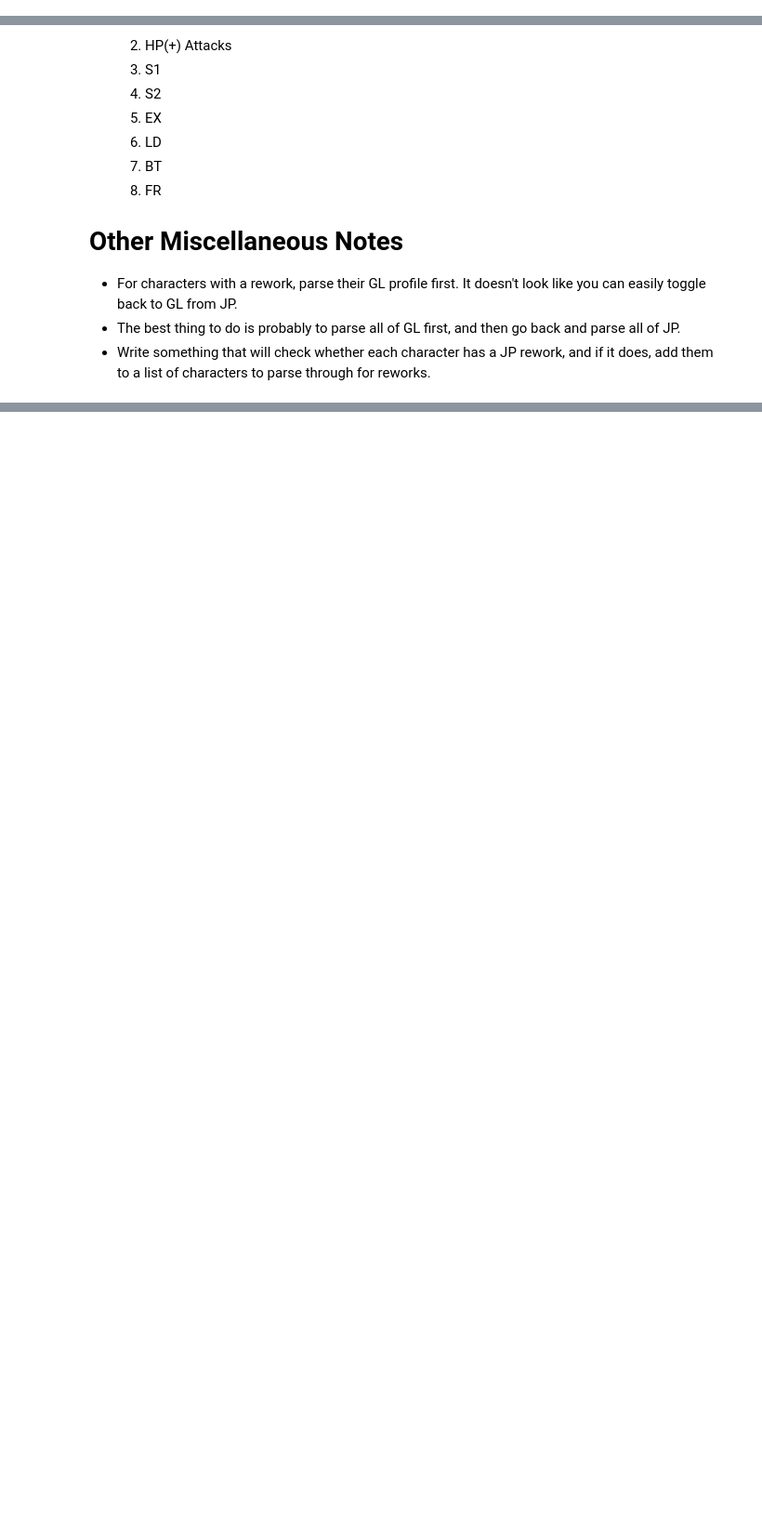
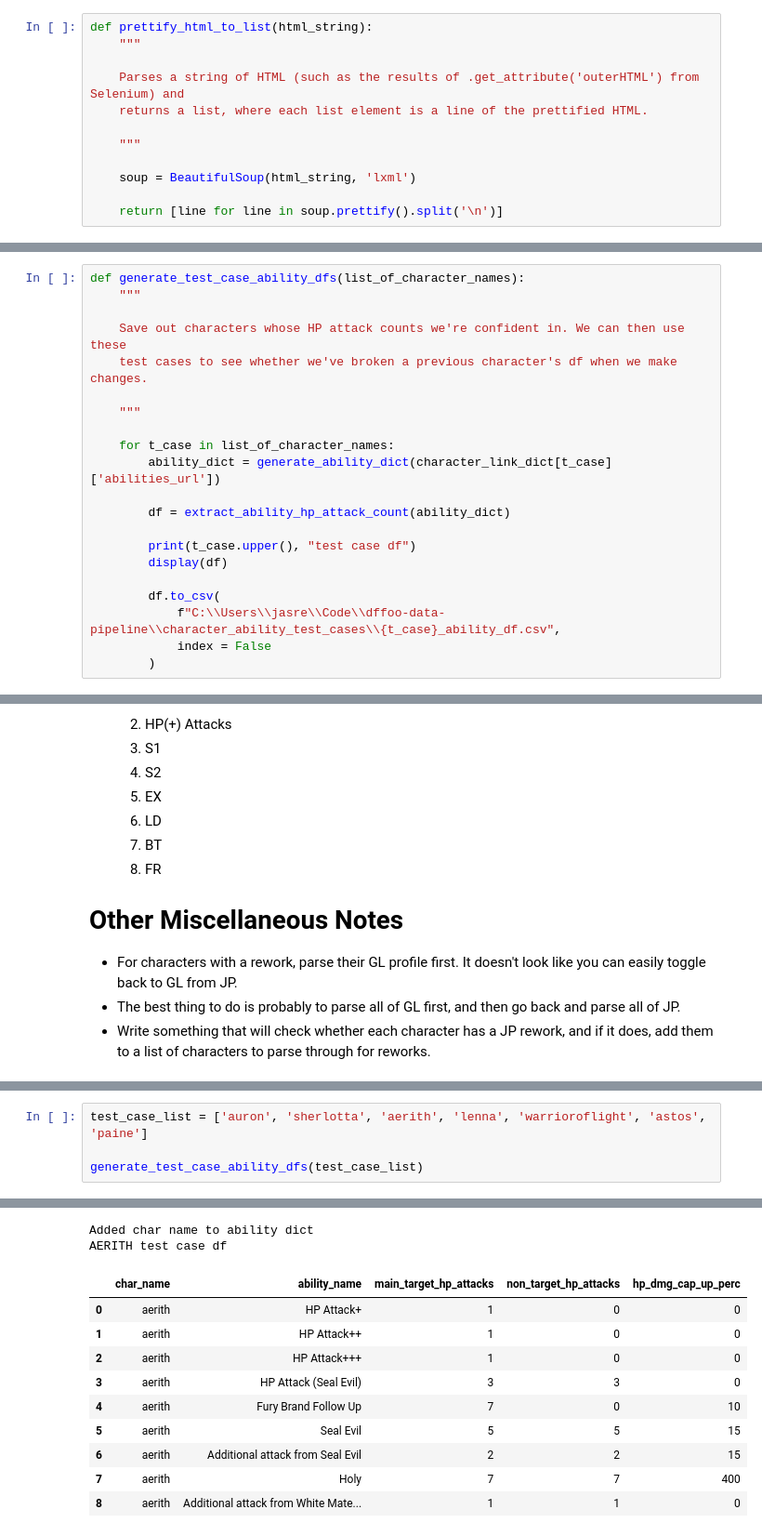
Before and after one commit to Jace743/dffoo-data-pipeline, a Jupyter notebook: Scratch Notebook.ipynb, the cells around one changed output, grey strips where cells are left out. Shown at 93% size. Saved outputs shown, nothing was run; the diff lists cells and outputs as text; blank space fills up the shorter version.

Commit message:
Add test cases for ability parsing, and update scratch notebook

```diff
--- a/Scratch Notebook.ipynb
+++ b/Scratch Notebook.ipynb
@@ -14,0 +140,12 @@ driver.get(character_list_url)
+# %%
+def prettify_html_to_list(html_string):
+    """
+
+    Parses a string of HTML (such as the results of .get_attribute('outerHTML') from Selenium) and
+    returns a list, where each list element is a line of the prettified HTML.
+
+    """
+
+    soup = BeautifulSoup(html_string, 'lxml')
+
+    return [line for line in soup.prettify().split('\n')]
@@ -14,0 +281,21 @@ driver.get(character_list_url)
+# %%
+def generate_test_case_ability_dfs(list_of_character_names):
+    """
+
+    Save out characters whose HP attack counts we're confident in. We can then use these
+    test cases to see whether we've broken a previous character's df when we make changes.
+
+    """
+
+    for t_case in list_of_character_names:
+        ability_dict = generate_ability_dict(character_link_dict[t_case]['abilities_url'])
+
+        df = extract_ability_hp_attack_count(ability_dict)
+
+        print(t_case.upper(), "test case df")
+        display(df)
+
+        df.to_csv(
+            f"C:\\Users\\jasre\\Code\\dffoo-data-pipeline\\character_ability_test_cases\\{t_case}_ability_df.csv",
+            index = False
+        )
@@ -106,0 +413,5 @@ character_
+# %%
+test_case_list = ['auron', 'sherlotta', 'aerith', 'lenna', 'warrioroflight', 'astos', 'paine']
+
+generate_test_case_ability_dfs(test_case_list)
+# %% [output]
@@ -106,0 +438,12 @@ character_
+Added char name to ability dict
+AERITH test case df
+|  | char_name | ability_name | main_target_hp_attacks | non_target_hp_attacks | hp_dmg_cap_up_perc |
+| 0 | aerith | HP Attack+ | 1 | 0 | 0 |
+| 1 | aerith | HP Attack++ | 1 | 0 | 0 |
+| 2 | aerith | HP Attack+++ | 1 | 0 | 0 |
+| 3 | aerith | HP Attack (Seal Evil) | 3 | 3 | 0 |
+| 4 | aerith | Fury Brand Follow Up | 7 | 0 | 10 |
+| 5 | aerith | Seal Evil | 5 | 5 | 15 |
+| 6 | aerith | Additional attack from Seal Evil | 2 | 2 | 15 |
+| 7 | aerith | Holy | 7 | 7 | 400 |
+| 8 | aerith | Additional attack from White Mate... | 1 | 1 | 0 |
```
Also changed, not shown: parts of 18 cells of this notebook, 7 other files.
